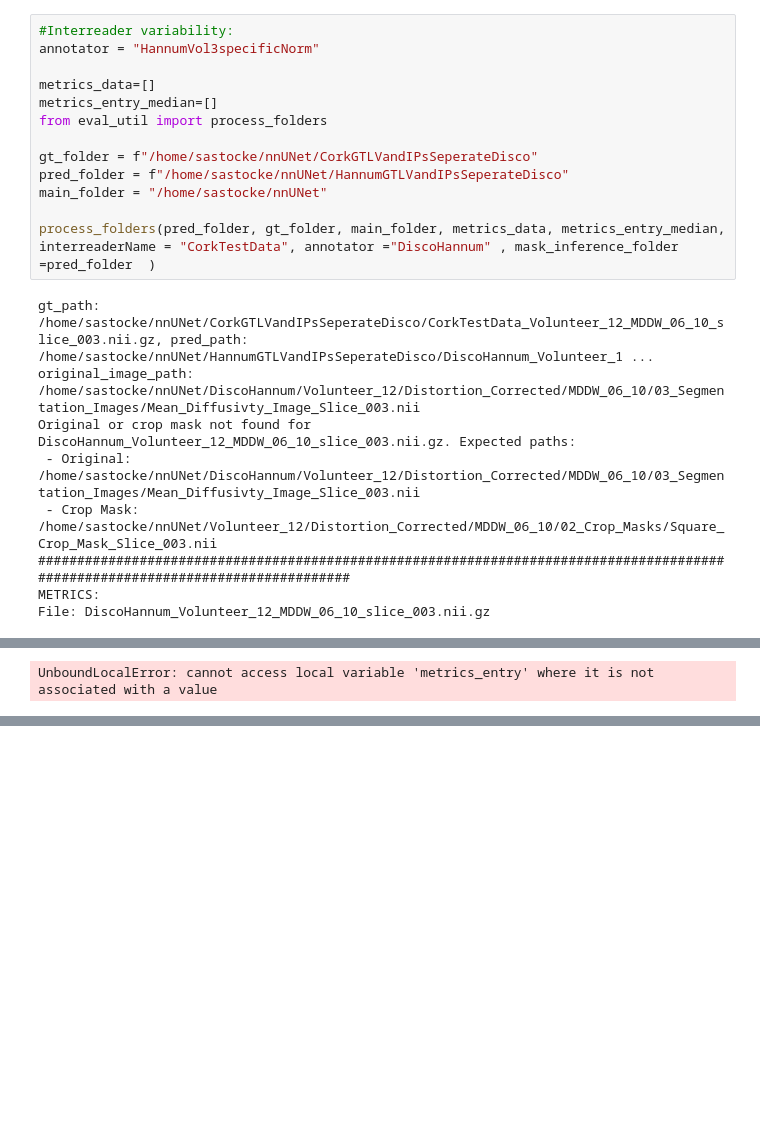
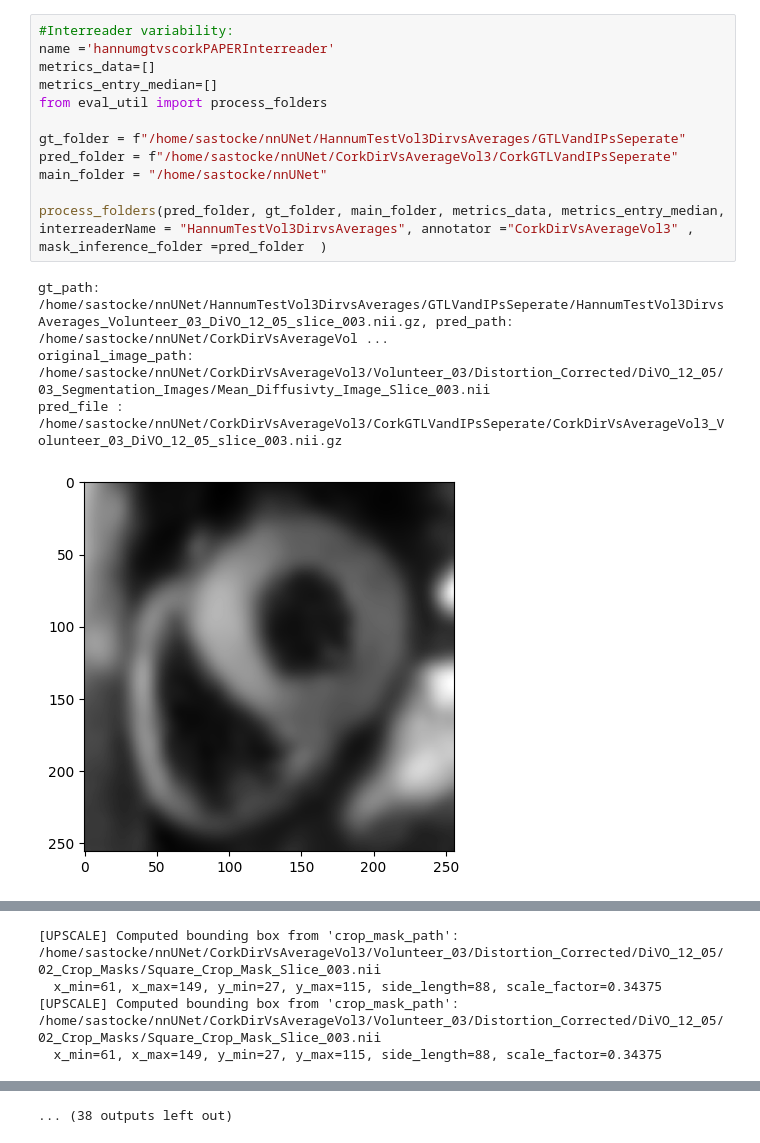
Before and after one commit to sash9966/nnUNet, a Jupyter notebook: interreader.ipynb, the cells around one changed output, grey strips where cells are left out. Saved outputs shown, nothing was run; the diff lists cells and outputs as text; blank space fills up the shorter version.

```diff
--- a/interreader.ipynb
+++ b/interreader.ipynb
@@ -1,22 +1,17 @@
 # %%
 #Interreader variability:
-annotator = "HannumVol3specificNorm"
-
+name ='hannumgtvscorkPAPERInterreader'
 metrics_data=[]
 metrics_entry_median=[]
 from eval_util import process_folders
 
-gt_folder = f"/home/sastocke/nnUNet/CorkGTLVandIPsSeperateDisco"
-pred_folder = f"/home/sastocke/nnUNet/HannumGTLVandIPsSeperateDisco"
+gt_folder = f"/home/sastocke/nnUNet/HannumTestVol3DirvsAverages/GTLVandIPsSeperate"
+pred_folder = f"/home/sastocke/nnUNet/CorkDirVsAverageVol3/CorkGTLVandIPsSeperate"
 main_folder = "/home/sastocke/nnUNet"
 
-process_folders(pred_folder, gt_folder, main_folder, metrics_data, metrics_entry_median, interreaderName = "CorkTestData", annotator ="DiscoHannum" , mask_inference_folder =pred_folder  )
+process_folders(pred_folder, gt_folder, main_folder, metrics_data, metrics_entry_median, interreaderName = "HannumTestVol3DirvsAverages", annotator ="CorkDirVsAverageVol3" , mask_inference_folder =pred_folder  )
 # %% [output]
-gt_path: /home/sastocke/nnUNet/CorkGTLVandIPsSeperateDisco/CorkTestData_Volunteer_12_MDDW_06_10_slice_003.nii.gz, pred_path: /home/sastocke/nnUNet/HannumGTLVandIPsSeperateDisco/DiscoHannum_Volunteer_1 ...
-original_image_path: /home/sastocke/nnUNet/DiscoHannum/Volunteer_12/Distortion_Corrected/MDDW_06_10/03_Segmentation_Images/Mean_Diffusivty_Image_Slice_003.nii
-Original or crop mask not found for DiscoHannum_Volunteer_12_MDDW_06_10_slice_003.nii.gz. Expected paths:
- - Original: /home/sastocke/nnUNet/DiscoHannum/Volunteer_12/Distortion_Corrected/MDDW_06_10/03_Segmentation_Images/Mean_Diffusivty_Image_Slice_003.nii
- - Crop Mask: /home/sastocke/nnUNet/Volunteer_12/Distortion_Corrected/MDDW_06_10/02_Crop_Masks/Square_Crop_Mask_Slice_003.nii
-################################################################################################################################
-METRICS:
-File: DiscoHannum_Volunteer_12_MDDW_06_10_slice_003.nii.gz
+gt_path: /home/sastocke/nnUNet/HannumTestVol3DirvsAverages/GTLVandIPsSeperate/HannumTestVol3DirvsAverages_Volunteer_03_DiVO_12_05_slice_003.nii.gz, pred_path: /home/sastocke/nnUNet/CorkDirVsAverageVol ...
+original_image_path: /home/sastocke/nnUNet/CorkDirVsAverageVol3/Volunteer_03/Distortion_Corrected/DiVO_12_05/03_Segmentation_Images/Mean_Diffusivty_Image_Slice_003.nii
+pred_file : /home/sastocke/nnUNet/CorkDirVsAverageVol3/CorkGTLVandIPsSeperate/CorkDirVsAverageVol3_Volunteer_03_DiVO_12_05_slice_003.nii.gz
+[figure, added]
@@ -23 +19,4 @@ File: DiscoHannum_Volunteer_12_MDDW_06_10_slice_003.nii.gz
-UnboundLocalError: cannot access local variable 'metrics_entry' where it is not associated with a value
+[UPSCALE] Computed bounding box from 'crop_mask_path': /home/sastocke/nnUNet/CorkDirVsAverageVol3/Volunteer_03/Distortion_Corrected/DiVO_12_05/02_Crop_Masks/Square_Crop_Mask_Slice_003.nii
+  x_min=61, x_max=149, y_min=27, y_max=115, side_length=88, scale_factor=0.34375
+[UPSCALE] Computed bounding box from 'crop_mask_path': /home/sastocke/nnUNet/CorkDirVsAverageVol3/Volunteer_03/Distortion_Corrected/DiVO_12_05/02_Crop_Masks/Square_Crop_Mask_Slice_003.nii
+  x_min=61, x_max=149, y_min=27, y_max=115, side_length=88, scale_factor=0.34375
@@ -23,0 +51 @@ UnboundLocalError: cannot access local variable 'metrics_entry' where it is not
+... (38 outputs left out)
```
Also changed, not shown: parts of 3 cells of this notebook, 3 other files.
